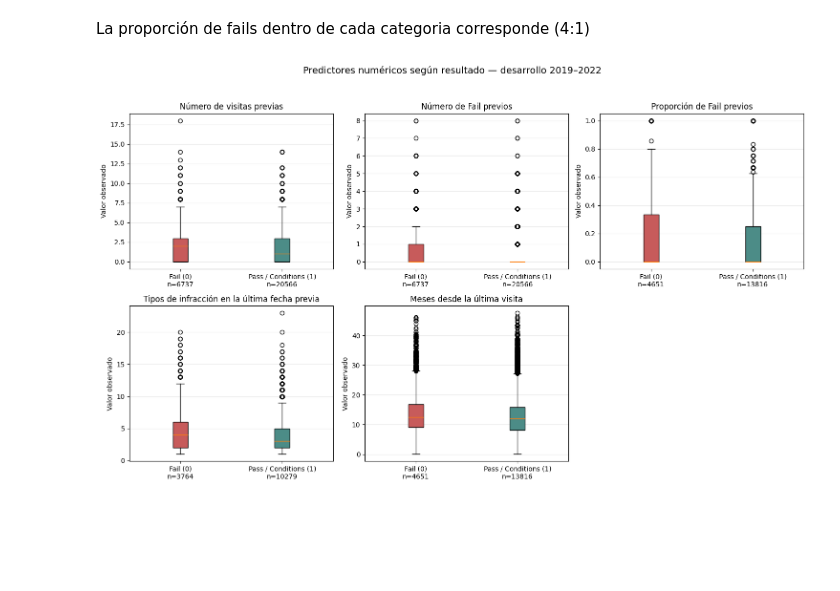
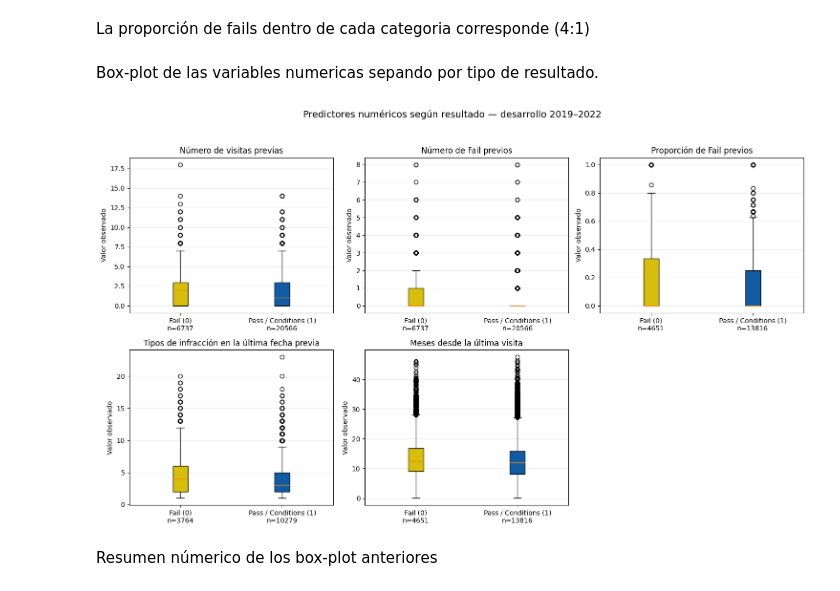
Before and after one commit to jpmondaca/Proyecto-Topicos, a Jupyter notebook: main.ipynb, the cells around one changed output. Saved outputs shown, nothing was run; the diff lists cells and outputs as text; code cells hidden in the pictures; blank space fills up the shorter version.

```diff
--- a/main.ipynb
+++ b/main.ipynb
@@ -976,6 +978,8 @@ Name: Porcentaje Fail, dtype: float64
 [figure]
 # %% [markdown]
 La proporción de fails dentro de cada categoria corresponde (4:1)
+# %% [markdown]
+Box-plot de las variables numericas sepando por tipo de resultado.
 # %%
 titulos = {
     "n_visitas_previas": "Número de visitas previas",
@@ -1020,32 +1024,34 @@ for ax, variable in zip(axes.ravel(), numericas):
     # Mantener los colores de los gráficos anteriores.
     for caja, color in zip(
         cajas["boxes"],
-        ["#C75B5B", "#4C8C87"]
+        ["#D6BE0A", "#105BA1"]
     ):
         caja.set_facecolor(color)
 
     ax.set_xticks(
         [1, 2],
         [
             f"Fail (0)\nn={len(valores_fail)}",
             f"Pass / Conditions (1)\nn={len(valores_pass)}"
         ]
     )
 
     ax.set_title(titulos[variable])
     ax.set_ylabel("Valor observado")
     ax.grid(axis="y", alpha=0.25)
 
 # Ocultar el sexto panel, que queda vacío.
 for ax in axes.ravel()[len(numericas):]:
     ax.set_visible(False)
 
 fig.suptitle(
     "Predictores numéricos según resultado — desarrollo 2019–2022",
     fontsize=14
 )
 
 plt.tight_layout(rect=[0, 0, 1, 0.95])
 plt.show()
 # %% [output]
-[figure, old version]
+[figure, new version]
+# %% [markdown]
+Resumen númerico de los box-plot anteriores
```
Also changed, not shown: parts of 21 cells of this notebook.
